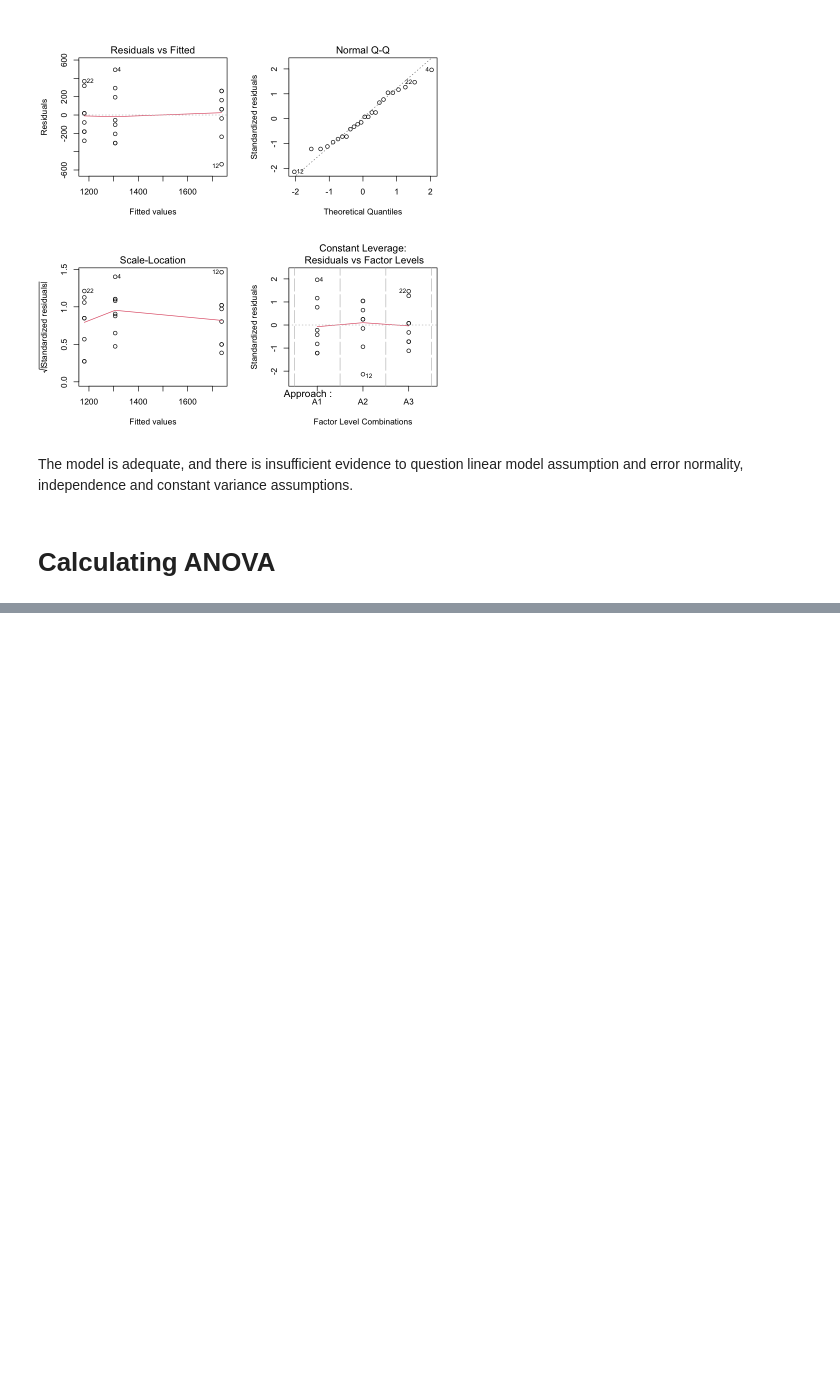
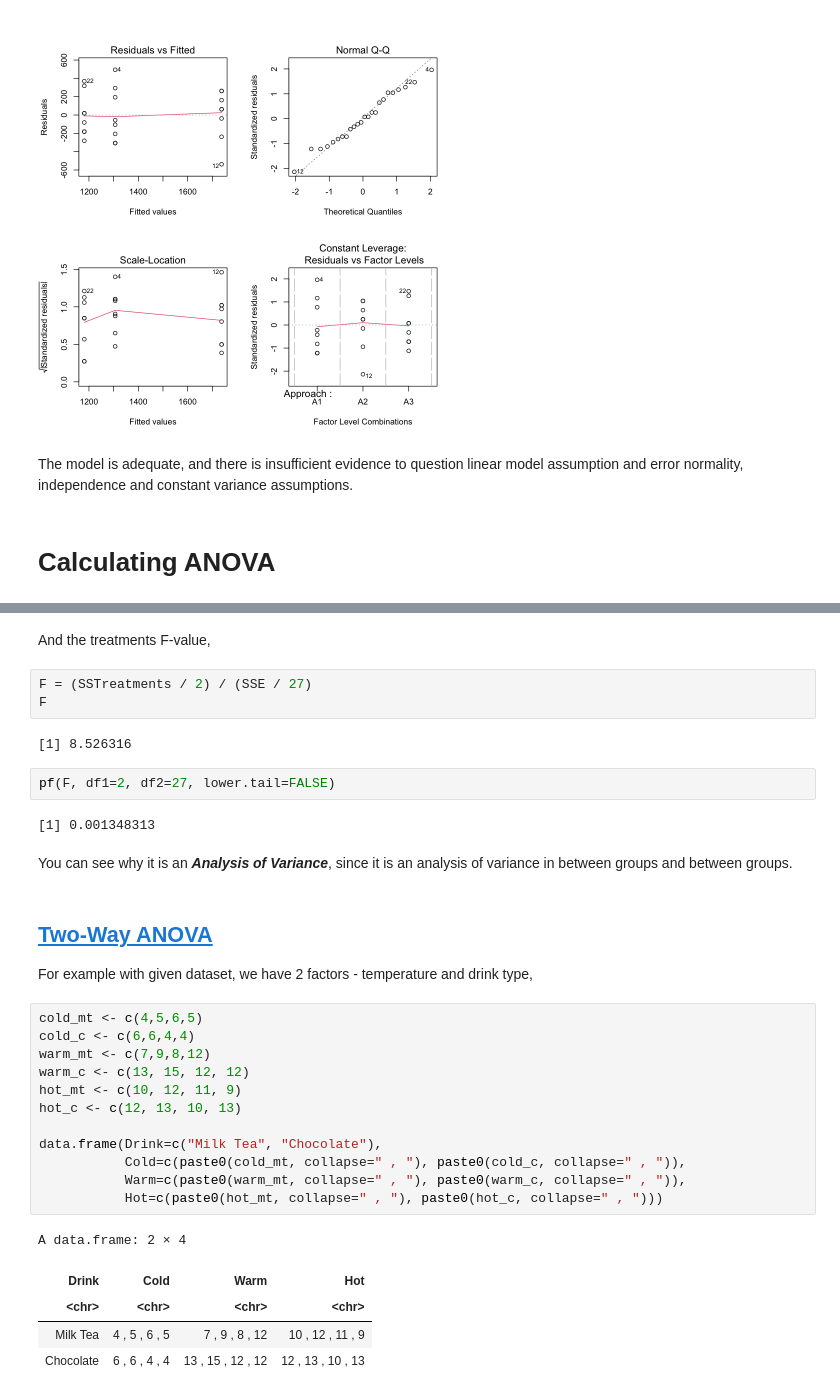
Before and after one commit to oooookk7/experimental-design-statistics, a Jupyter notebook: 02 - Experiments with a Single Variable: The Analysis of Variance/notes.ipynb, the cells around one changed output, grey strips where cells are left out. Drawn from its saved outputs; the diff is of its cells as text; blank space fills up the shorter version.

```diff
--- a/02 - Experiments with a Single Variable: The Analysis of Variance/notes.ipynb
+++ b/02 - Experiments with a Single Variable: The Analysis of Variance/notes.ipynb
@@ -718,0 +709,35 @@ This gives $df_{b} = (a-1) \times (b-1)  = (2-1) \times (3-1) = 2$ and $MS_{Trea
+# %% [markdown]
+And the treatments F-value,
+# %%
+F = (SSTreatments / 2) / (SSE / 27)
+F
+# %% [output]
+[1] 8.526316
+# %%
+pf(F, df1=2, df2=27, lower.tail=FALSE)
+# %% [output]
+[1] 0.001348313
+# %% [markdown]
+You can see why it is an _**Analysis of Variance**_, since it is an analysis of variance in between groups and between groups.
+# %% [markdown]
+## [Two-Way ANOVA](https://analyticsbuddhu.wordpress.com/2016/07/30/two-way-anova-calculation-by-hand-analysis-of-variance/)
+
+For example with given dataset, we have 2 factors - temperature and drink type,
+# %%
+cold_mt <- c(4,5,6,5)
+cold_c <- c(6,6,4,4)
+warm_mt <- c(7,9,8,12)
+warm_c <- c(13, 15, 12, 12)
+hot_mt <- c(10, 12, 11, 9)
+hot_c <- c(12, 13, 10, 13)
+
+data.frame(Drink=c("Milk Tea", "Chocolate"),
+           Cold=c(paste0(cold_mt, collapse=" , "), paste0(cold_c, collapse=" , ")),
+           Warm=c(paste0(warm_mt, collapse=" , "), paste0(warm_c, collapse=" , ")),
+           Hot=c(paste0(hot_mt, collapse=" , "), paste0(hot_c, collapse=" , ")))
+# %% [output]
+A data.frame: 2 × 4
+| Drink | Cold | Warm | Hot |
+| <chr> | <chr> | <chr> | <chr> |
+| Milk Tea | 4 , 5 , 6 , 5 | 7 , 9 , 8 , 12 | 10 , 12 , 11 , 9 |
+| Chocolate | 6 , 6 , 4 , 4 | 13 , 15 , 12 , 12 | 12 , 13 , 10 , 13 |
```
Also changed, not shown: parts of 33 cells of this notebook.
